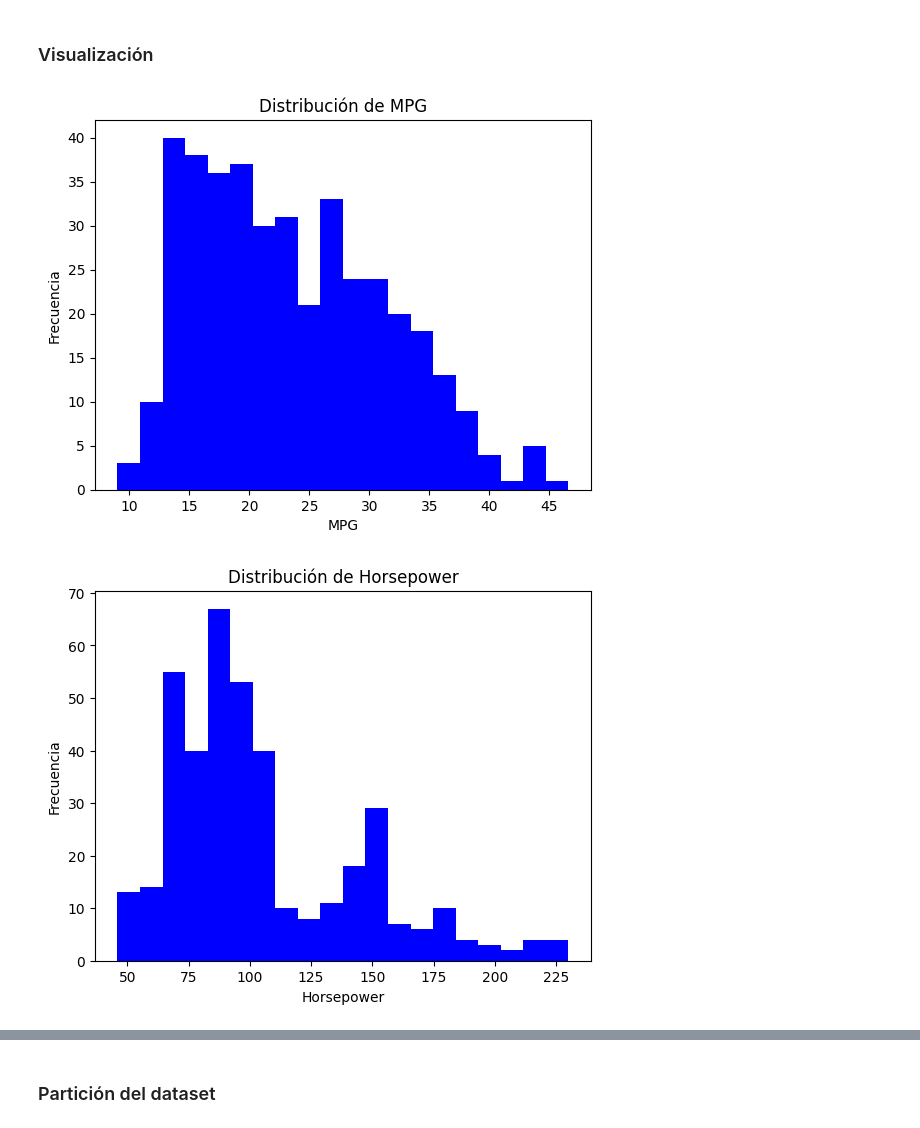
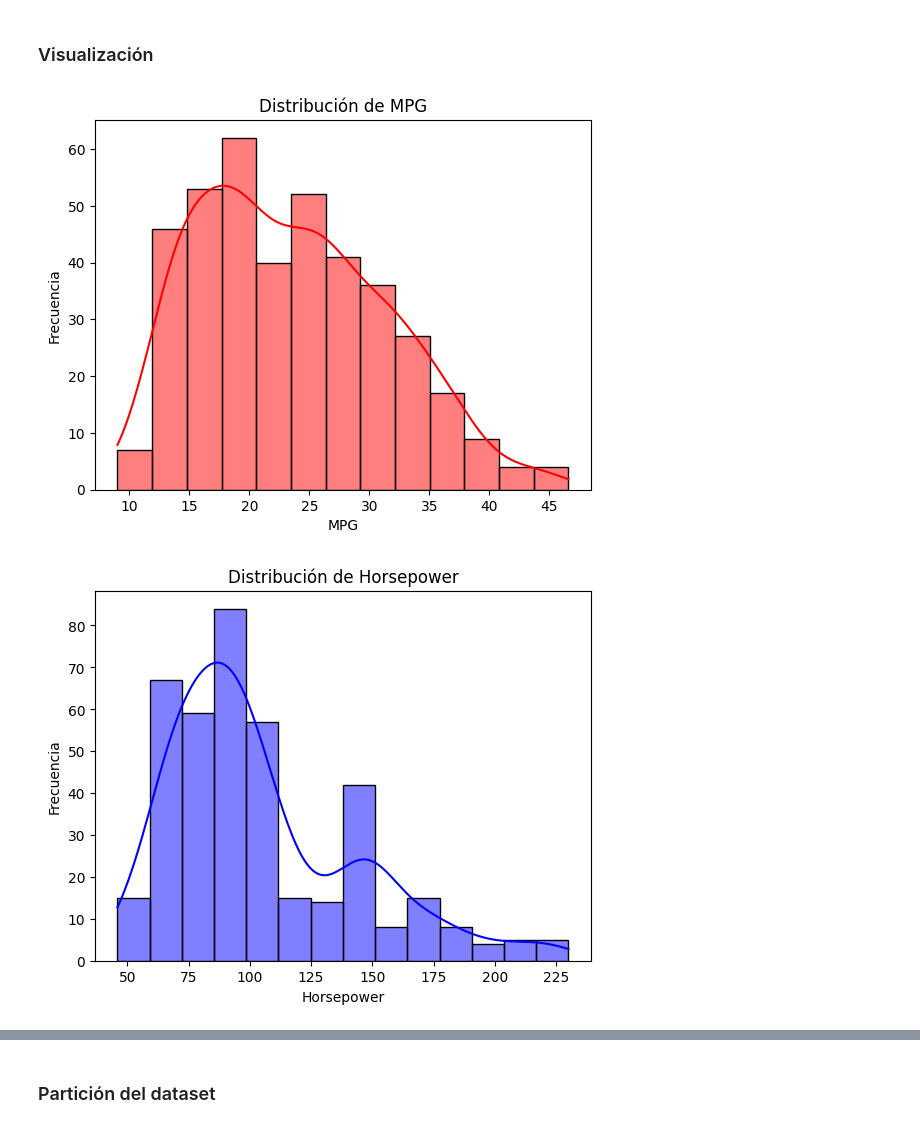
Before and after one commit to Walt9819/machine-learning, a Jupyter notebook: code/3_regresion_lineal.ipynb, the cells around one changed output, grey strips where cells are left out. Saved outputs shown, nothing was run; the diff lists cells and outputs as text; code cells hidden in the pictures.

```diff
--- a/code/3_regresion_lineal.ipynb
+++ b/code/3_regresion_lineal.ipynb
@@ -100,19 +112,19 @@ dtype: int64
 ### Visualización
 # %%
 # graficamos la distribución de las columnas 'mpg' y 'horsepower'
-plt.hist(data['mpg'], bins=20, color='blue')
+sns.histplot(data['mpg'], kde=True, color='red')
 plt.xlabel('MPG')
 plt.ylabel('Frecuencia')
 plt.title('Distribución de MPG')
 plt.show()
 
-plt.hist(data['horsepower'], bins=20, color='blue')
+sns.histplot(data['horsepower'], kde=True, color='blue')
 plt.xlabel('Horsepower')
 plt.ylabel('Frecuencia')
 plt.title('Distribución de Horsepower')
 plt.show()
 # %% [output]
-[figure, old version]
+[figure, new version]
-[figure, old version]
+[figure, new version]
 # %%
 # Graficamos la relación entre las columnas 'mpg' y 'horsepower'
```
Also changed, not shown: parts of 5 cells of this notebook, 1 other file.
